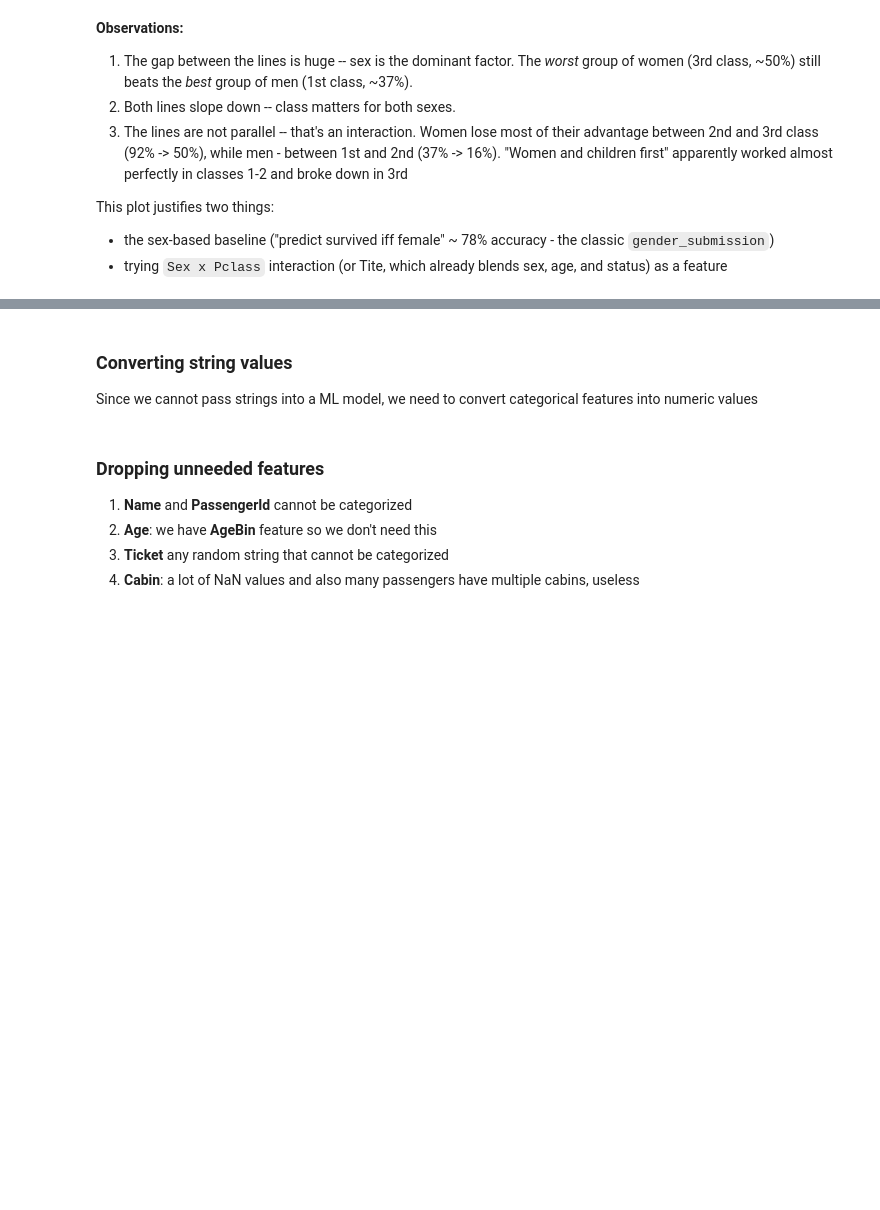
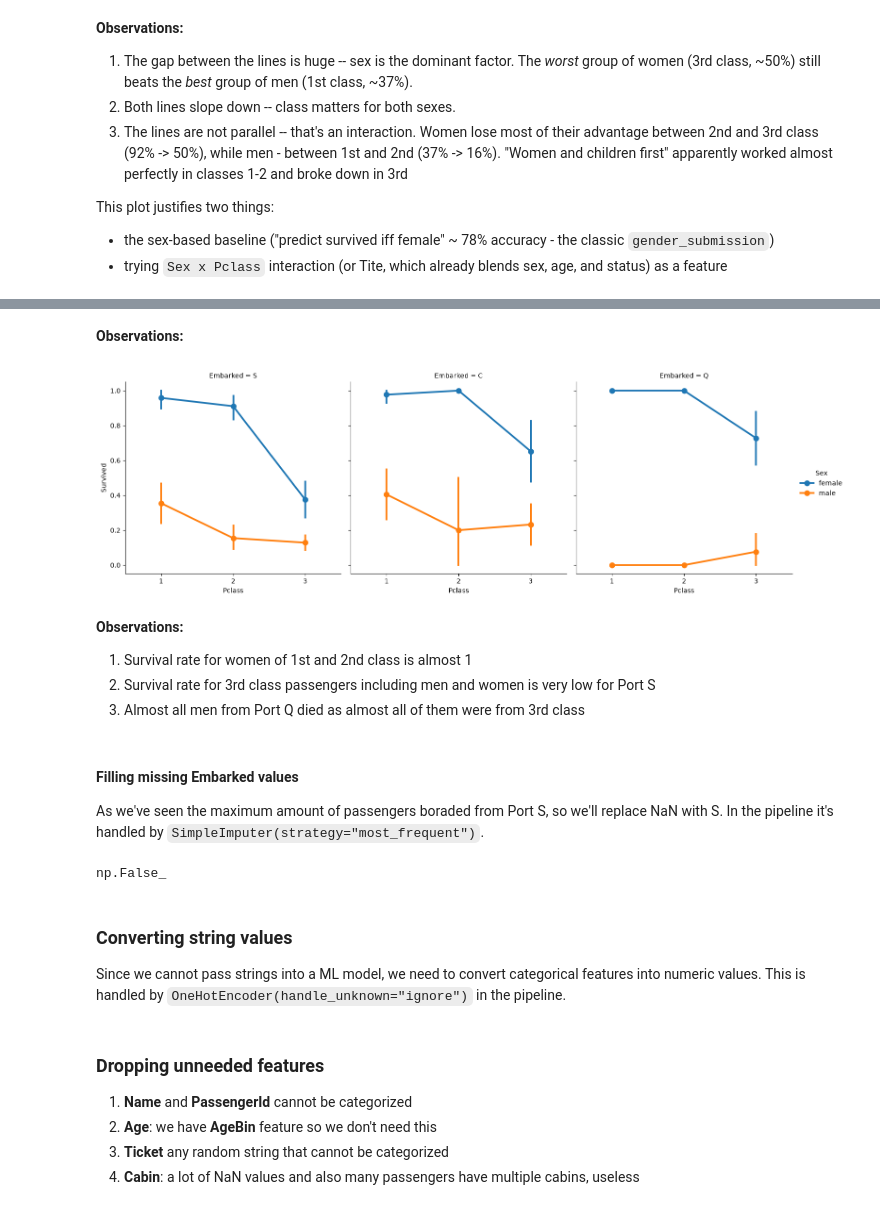
Before and after one commit to oozywaters/kaggle-titanic, a Jupyter notebook: notebooks/eda.ipynb, the cells around one changed output, grey strips where cells are left out. Saved outputs shown, nothing was run; the diff lists cells and outputs as text; code cells hidden in the pictures; blank space fills up the shorter version.

```diff
--- a/notebooks/eda.ipynb
+++ b/notebooks/eda.ipynb
@@ -277,7 +325,28 @@ This plot justifies two things:
+# %% [markdown]
+**Observations:**
+# %%
+sns.catplot(x="Pclass", y="Survived", hue="Sex", col="Embarked", data=train, kind="point")
+plt.show()
+# %% [output]
+[figure, added]
+# %% [markdown]
+**Observations:**
+1) Survival rate for women of 1st and 2nd class is almost 1
+2) Survival rate for 3rd class passengers including men and women is very low for Port S
+3) Almost all men from Port Q died as almost all of them were from 3rd class
+# %% [markdown]
+#### Filling missing Embarked values
+
+As we've seen the maximum amount of passengers boraded from Port S, so we'll replace NaN with S. In the pipeline it's handled by `SimpleImputer(strategy="most_frequent")`.
+# %%
+train["Embarked"] = train["Embarked"].fillna("S")
+train["Embarked"].isnull().any()
+# %% [output]
+np.False_
 # %% [markdown]
 ### Converting string values
 
-Since we cannot pass strings into a ML model, we need to convert categorical features into numeric values
+Since we cannot pass strings into a ML model, we need to convert categorical features into numeric values. This is handled by `OneHotEncoder(handle_unknown="ignore")` in the pipeline.
 # %%
 train = train.replace({
     "Sex": {"male": 0, "female": 1},
```
Also changed, not shown: parts of 6 cells of this notebook.
